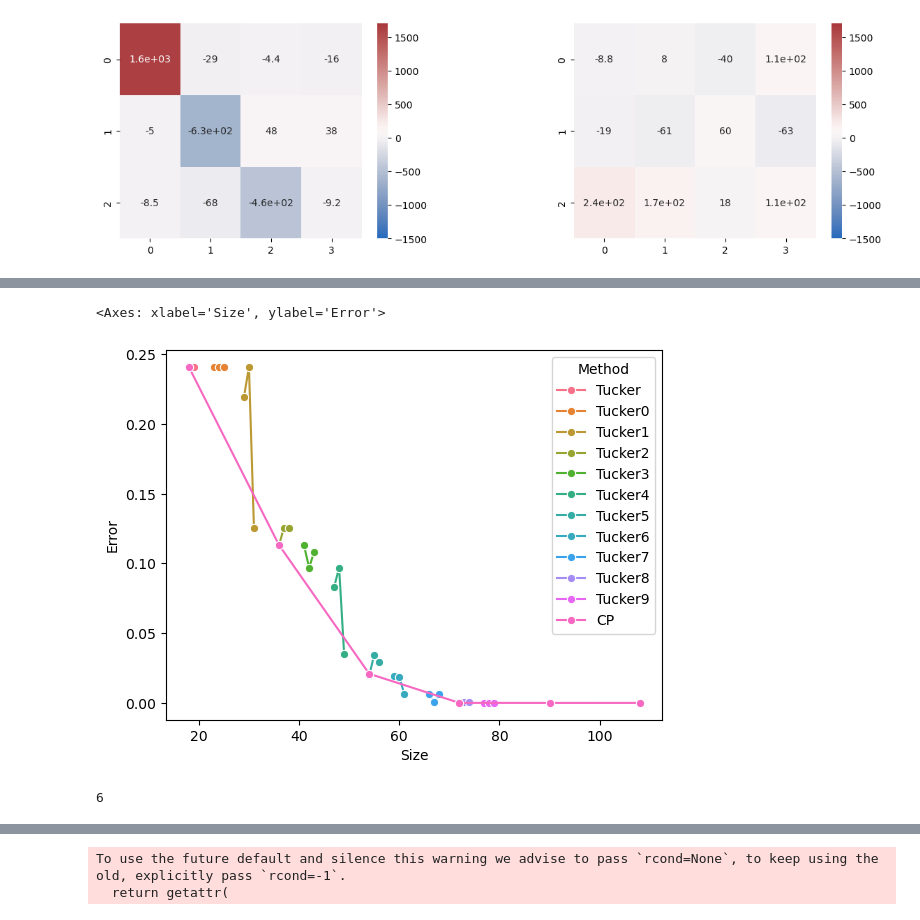
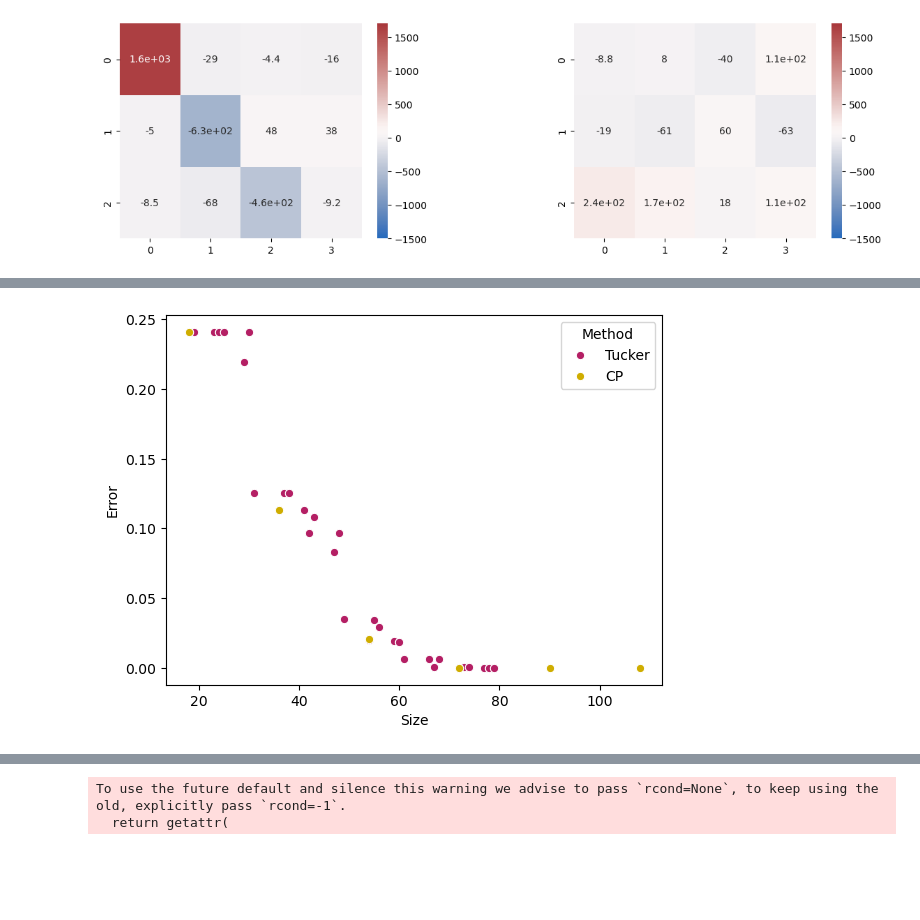
Before and after one commit to meyer-lab/tensor_review, a Jupyter notebook: The structure is the message - preserving experimental context through tensor decomposition.ipynb, the cells around one changed output, grey strips where cells are left out. Drawn from its saved outputs; the diff is of its cells as text; code cells hidden in the pictures; blank space fills up the shorter version.

Commit message:
Add Tucker

```diff
--- a/The structure is the message - preserving experimental context through tensor decomposition.ipynb
+++ b/The structure is the message - preserving experimental context through tensor decomposition.ipynb
@@ -573,25 +540,0 @@ array([[ -8.75941382, -19.0656665 , 243.7878307 ],
-# %%
-reduction = pd.DataFrame()
-
-# Add CP reduction
-for rr in np.arange(1, 10):
-    reduction = pd.concat([reduction, pd.DataFrame([{
-                'Size': rr * np.sum(tensor.shape),
-                'Error': error(tensor, parafac(tensor, rr, tol=1e-09)),
-                'Method': "CP",
-                'Rank': rr,
-        }])], ignore_index=True)
-
-
-
-
-def add_tucker_exploration(tucker_rank):
-    tucker_error = error(tensor, tucker(tensor, tucker_rank))
-
-    return tucker_error
-
-
-tucker_rank = (1, 1, 1)
-add_tucker_exploration(tucker_rank)
-
-sns.lineplot(data=reduction, x="Size", y="Error", hue="Method", marker="o")
@@ -616,7 +556,7 @@ for tr in range(10):
         reduction = pd.concat([reduction, pd.DataFrame([{
                     'Size': np.sum(tensor.shape * np.array(new_tucker_rank)),
                     'Error': error(tensor, tucker(tensor, new_tucker_rank)),
-                    'Method': f"Tucker{tr}",
+                    'Method': "Tucker",
                     'Rank': new_tucker_rank,
             }])], ignore_index=True)
 
@@ -654,9 +575,6 @@ reduction
 # %%
-sns.lineplot(data=reduction, x="Size", y="Error", hue="Method", marker="o")
+plot = sns.lineplot(data=reduction, x="Size", y="Error", hue="Method", marker="o",
+                    linestyle="", palette=["#B41F64", "#CFAD00"])
+plot.figure.savefig("tucker_reduction.svg")
 # %% [output]
-<Axes: xlabel='Size', ylabel='Error'>
-[figure, old version]
+[figure, new version]
-# %%
-np.prod([1,2,3])
-# %% [output]
-6
```
Also changed, not shown: parts of 27 cells of this notebook.
